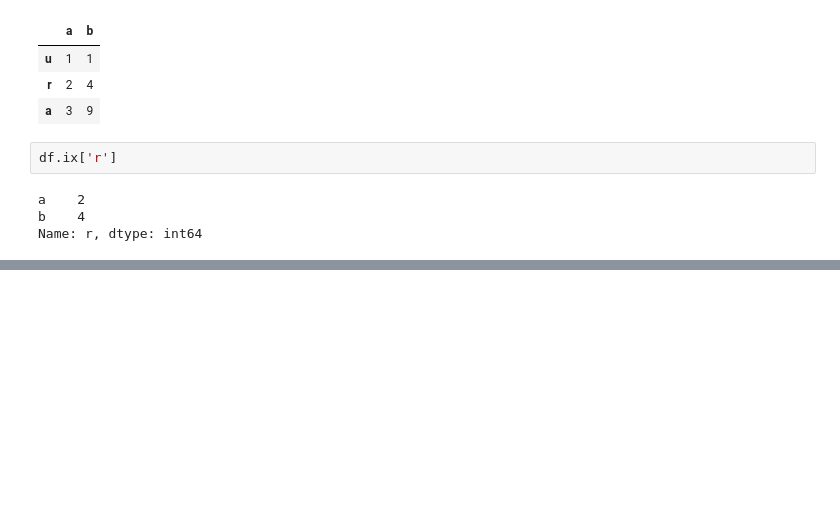
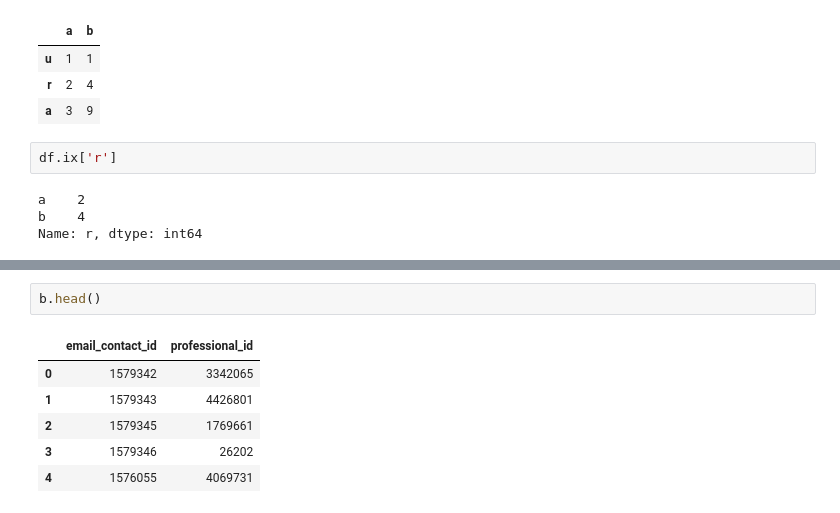
Before and after one commit to Bekbolatov/kaggle, a Jupyter notebook: notebooks/BabyNames.ipynb, the cells around one changed output, grey strips where cells are left out. Drawn from its saved outputs; the diff is of its cells as text; blank space fills up the shorter version.

```diff
--- a/notebooks/BabyNames.ipynb
+++ b/notebooks/BabyNames.ipynb
@@ -118,0 +185,9 @@ Name: r, dtype: int64
+# %%
+b.head()
+# %% [output]
+|  | email_contact_id | professional_id |
+| 0 | 1579342 | 3342065 |
+| 1 | 1579343 | 4426801 |
+| 2 | 1579345 | 1769661 |
+| 3 | 1579346 | 26202 |
+| 4 | 1576055 | 4069731 |
```
Also changed, not shown: parts of 13 cells of this notebook, 20 other files.
